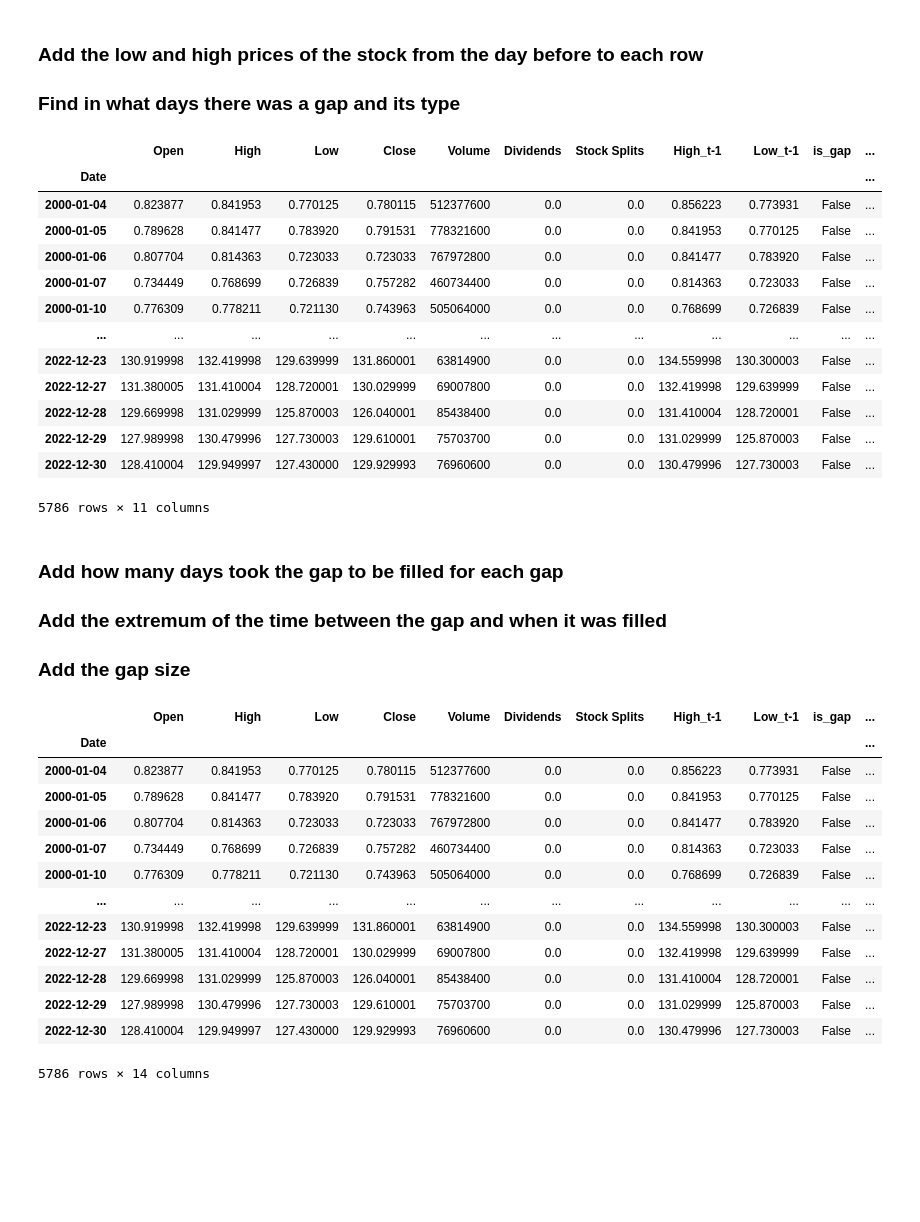
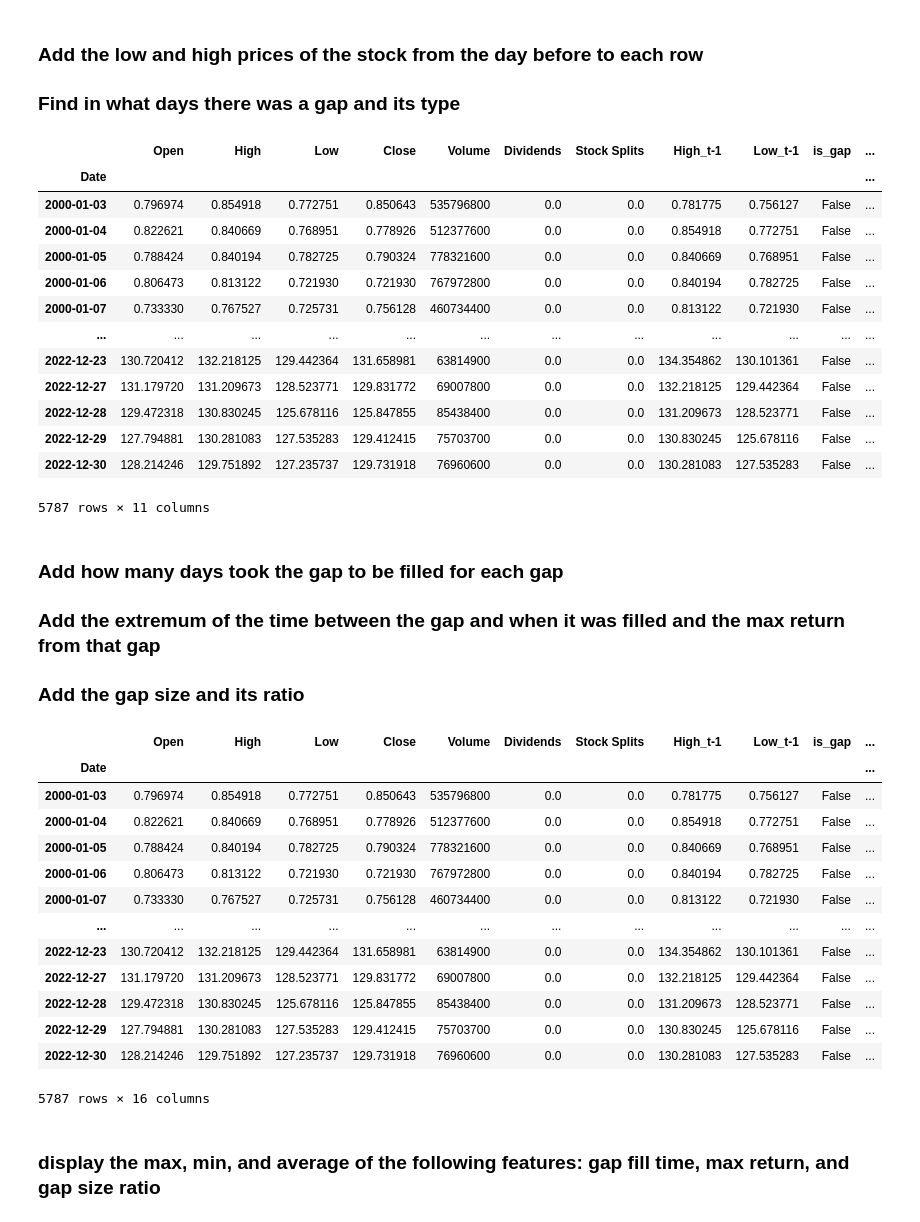
Before and after one commit to alonlerner/finance_project, a Jupyter notebook: find_gaps.ipynb, the cells around one changed output. Saved outputs shown, nothing was run; the diff lists cells and outputs as text; code cells hidden in the pictures; blank space fills up the shorter version.

Commit message:
added the features: max return, gap size ratio, is earn day, and earn timing, made analysis to gap fill time, max return and gap size ratio

```diff
--- a/find_gaps.ipynb
+++ b/find_gaps.ipynb
@@ -10,7 +10,7 @@ from datetime import *
 import pandas as pd
 
 stock_abbr = 'AAPL'
-start, end = '2000-01-01', '2022-12-31'
+start, end = '1999-12-31', '2022-12-31'
 
 stock_ticker = yfinance.Ticker(stock_abbr)
 stock = stock_ticker.history(start=start, end=end)
@@ -34,66 +34,75 @@ stock
 # %% [output]
 |  | Open | High | Low | Close | Volume | Dividends | Stock Splits | High_t-1 | Low_t-1 | is_gap | ... |
 | Date |  |  |  |  |  |  |  |  |  |  | ... |
-| 2000-01-04 | 0.823877 | 0.841953 | 0.770125 | 0.780115 | 512377600 | 0.0 | 0.0 | 0.856223 | 0.773931 | False | ... |
-| 2000-01-05 | 0.789628 | 0.841477 | 0.783920 | 0.791531 | 778321600 | 0.0 | 0.0 | 0.841953 | 0.770125 | False | ... |
-| 2000-01-06 | 0.807704 | 0.814363 | 0.723033 | 0.723033 | 767972800 | 0.0 | 0.0 | 0.841477 | 0.783920 | False | ... |
-| 2000-01-07 | 0.734449 | 0.768699 | 0.726839 | 0.757282 | 460734400 | 0.0 | 0.0 | 0.814363 | 0.723033 | False | ... |
-| 2000-01-10 | 0.776309 | 0.778211 | 0.721130 | 0.743963 | 505064000 | 0.0 | 0.0 | 0.768699 | 0.726839 | False | ... |
+| 2000-01-03 | 0.796974 | 0.854918 | 0.772751 | 0.850643 | 535796800 | 0.0 | 0.0 | 0.781775 | 0.756127 | False | ... |
+| 2000-01-04 | 0.822621 | 0.840669 | 0.768951 | 0.778926 | 512377600 | 0.0 | 0.0 | 0.854918 | 0.772751 | False | ... |
+| 2000-01-05 | 0.788424 | 0.840194 | 0.782725 | 0.790324 | 778321600 | 0.0 | 0.0 | 0.840669 | 0.768951 | False | ... |
+| 2000-01-06 | 0.806473 | 0.813122 | 0.721930 | 0.721930 | 767972800 | 0.0 | 0.0 | 0.840194 | 0.782725 | False | ... |
+| 2000-01-07 | 0.733330 | 0.767527 | 0.725731 | 0.756128 | 460734400 | 0.0 | 0.0 | 0.813122 | 0.721930 | False | ... |
 | ... | ... | ... | ... | ... | ... | ... | ... | ... | ... | ... | ... |
-| 2022-12-23 | 130.919998 | 132.419998 | 129.639999 | 131.860001 | 63814900 | 0.0 | 0.0 | 134.559998 | 130.300003 | False | ... |
-| 2022-12-27 | 131.380005 | 131.410004 | 128.720001 | 130.029999 | 69007800 | 0.0 | 0.0 | 132.419998 | 129.639999 | False | ... |
-| 2022-12-28 | 129.669998 | 131.029999 | 125.870003 | 126.040001 | 85438400 | 0.0 | 0.0 | 131.410004 | 128.720001 | False | ... |
-| 2022-12-29 | 127.989998 | 130.479996 | 127.730003 | 129.610001 | 75703700 | 0.0 | 0.0 | 131.029999 | 125.870003 | False | ... |
-| 2022-12-30 | 128.410004 | 129.949997 | 127.430000 | 129.929993 | 76960600 | 0.0 | 0.0 | 130.479996 | 127.730003 | False | ... |
+| 2022-12-23 | 130.720412 | 132.218125 | 129.442364 | 131.658981 | 63814900 | 0.0 | 0.0 | 134.354862 | 130.101361 | False | ... |
+| 2022-12-27 | 131.179720 | 131.209673 | 128.523771 | 129.831772 | 69007800 | 0.0 | 0.0 | 132.218125 | 129.442364 | False | ... |
+| 2022-12-28 | 129.472318 | 130.830245 | 125.678116 | 125.847855 | 85438400 | 0.0 | 0.0 | 131.209673 | 128.523771 | False | ... |
+| 2022-12-29 | 127.794881 | 130.281083 | 127.535283 | 129.412415 | 75703700 | 0.0 | 0.0 | 130.830245 | 125.678116 | False | ... |
+| 2022-12-30 | 128.214246 | 129.751892 | 127.235737 | 129.731918 | 76960600 | 0.0 | 0.0 | 130.281083 | 127.535283 | False | ... |
-5786 rows × 11 columns
+5787 rows × 11 columns
 # %% [markdown]
 ### Add how many days took the gap to be filled for each gap
-### Add the extremum of the time between the gap and when it was filled
-### Add the gap size
+### Add the extremum of the time between the gap and when it was filled and the max return from that gap
+### Add the gap size and its ratio
 # %%
 stock['gap_fill_time'] = None
 stock['extremum'] = None
+stock['max_return'] = None
 stock['gap_size'] = None
+stock['gap_size_ratio'] = None
 gaps_up = []
 gaps_down = []
 
-(stock.index[2] - stock.index[1]).days
+# (stock.index[2] - stock.index[1]).days
 
 for index, row in stock.iterrows():
     while gaps_up and row['Low'] <= gaps_up[-1][1]:
         stock.loc[gaps_up[-1][0], 'gap_fill_time'] = (index - gaps_up[-1][0]).days
         gaps_up.pop()
     while gaps_down and row['High'] >= gaps_down[-1][1]:
         stock.loc[gaps_down[-1][0], 'gap_fill_time'] = (index - gaps_down[-1][0]).days
         gaps_down.pop()
     if row['is_gap']:
         gaps_up.append([index, row['High_t-1'], row['High']]) if row['is_gap_up'] else gaps_down.append([index, row['Low_t-1'], row['Low']])
         stock.loc[index, 'gap_size'] = row['Low'] - row['High_t-1'] if row['is_gap_up'] else row['Low_t-1'] - row['High']
+        stock.loc[index, 'gap_size_ratio'] = (row['Low'] / row['High_t-1']) - 1 if row['is_gap_up'] else 1 - (row['High'] / row['Low_t-1'])
+        stock.loc[index, 'extremum'] = row['High'] if row['is_gap_up'] else row['Low']
+        stock.loc[index, 'max_return'] = stock.loc[index, 'gap_size_ratio']
     i = len(gaps_up) - 1
     while gaps_up and row['High'] > gaps_up[i][2]:
         gaps_up[i][2] = row['High']
         stock.loc[gaps_up[i][0], 'extremum'] = row['High']
+        stock.loc[gaps_up[i][0], 'max_return'] = (row['High'] / stock.loc[gaps_up[i][0], 'High_t-1']) - 1
         i -= 1
     i = len(gaps_down) - 1
     while gaps_down and row['Low'] < gaps_down[i][2]:
         gaps_down[i][2] = row['Low']
         stock.loc[gaps_down[i][0], 'extremum'] = row['Low']
+        stock.loc[gaps_down[i][0], 'max_return'] = 1 - (row['Low'] / stock.loc[gaps_down[i][0], 'Low_t-1'])
         i -= 1
 
 
 stock
 # %% [output]
 |  | Open | High | Low | Close | Volume | Dividends | Stock Splits | High_t-1 | Low_t-1 | is_gap | ... |
 | Date |  |  |  |  |  |  |  |  |  |  | ... |
-| 2000-01-04 | 0.823877 | 0.841953 | 0.770125 | 0.780115 | 512377600 | 0.0 | 0.0 | 0.856223 | 0.773931 | False | ... |
-| 2000-01-05 | 0.789628 | 0.841477 | 0.783920 | 0.791531 | 778321600 | 0.0 | 0.0 | 0.841953 | 0.770125 | False | ... |
-| 2000-01-06 | 0.807704 | 0.814363 | 0.723033 | 0.723033 | 767972800 | 0.0 | 0.0 | 0.841477 | 0.783920 | False | ... |
-| 2000-01-07 | 0.734449 | 0.768699 | 0.726839 | 0.757282 | 460734400 | 0.0 | 0.0 | 0.814363 | 0.723033 | False | ... |
-| 2000-01-10 | 0.776309 | 0.778211 | 0.721130 | 0.743963 | 505064000 | 0.0 | 0.0 | 0.768699 | 0.726839 | False | ... |
+| 2000-01-03 | 0.796974 | 0.854918 | 0.772751 | 0.850643 | 535796800 | 0.0 | 0.0 | 0.781775 | 0.756127 | False | ... |
+| 2000-01-04 | 0.822621 | 0.840669 | 0.768951 | 0.778926 | 512377600 | 0.0 | 0.0 | 0.854918 | 0.772751 | False | ... |
+| 2000-01-05 | 0.788424 | 0.840194 | 0.782725 | 0.790324 | 778321600 | 0.0 | 0.0 | 0.840669 | 0.768951 | False | ... |
+| 2000-01-06 | 0.806473 | 0.813122 | 0.721930 | 0.721930 | 767972800 | 0.0 | 0.0 | 0.840194 | 0.782725 | False | ... |
+| 2000-01-07 | 0.733330 | 0.767527 | 0.725731 | 0.756128 | 460734400 | 0.0 | 0.0 | 0.813122 | 0.721930 | False | ... |
 | ... | ... | ... | ... | ... | ... | ... | ... | ... | ... | ... | ... |
-| 2022-12-23 | 130.919998 | 132.419998 | 129.639999 | 131.860001 | 63814900 | 0.0 | 0.0 | 134.559998 | 130.300003 | False | ... |
-| 2022-12-27 | 131.380005 | 131.410004 | 128.720001 | 130.029999 | 69007800 | 0.0 | 0.0 | 132.419998 | 129.639999 | False | ... |
-| 2022-12-28 | 129.669998 | 131.029999 | 125.870003 | 126.040001 | 85438400 | 0.0 | 0.0 | 131.410004 | 128.720001 | False | ... |
-| 2022-12-29 | 127.989998 | 130.479996 | 127.730003 | 129.610001 | 75703700 | 0.0 | 0.0 | 131.029999 | 125.870003 | False | ... |
-| 2022-12-30 | 128.410004 | 129.949997 | 127.430000 | 129.929993 | 76960600 | 0.0 | 0.0 | 130.479996 | 127.730003 | False | ... |
+| 2022-12-23 | 130.720412 | 132.218125 | 129.442364 | 131.658981 | 63814900 | 0.0 | 0.0 | 134.354862 | 130.101361 | False | ... |
+| 2022-12-27 | 131.179720 | 131.209673 | 128.523771 | 129.831772 | 69007800 | 0.0 | 0.0 | 132.218125 | 129.442364 | False | ... |
+| 2022-12-28 | 129.472318 | 130.830245 | 125.678116 | 125.847855 | 85438400 | 0.0 | 0.0 | 131.209673 | 128.523771 | False | ... |
+| 2022-12-29 | 127.794881 | 130.281083 | 127.535283 | 129.412415 | 75703700 | 0.0 | 0.0 | 130.830245 | 125.678116 | False | ... |
+| 2022-12-30 | 128.214246 | 129.751892 | 127.235737 | 129.731918 | 76960600 | 0.0 | 0.0 | 130.281083 | 127.535283 | False | ... |
-5786 rows × 14 columns
+5787 rows × 16 columns
+# %% [markdown]
+### display the max, min, and average of the following features: gap fill time, max return, and gap size ratio
```
Also changed, not shown: parts of 6 cells of this notebook, 1 other file.
